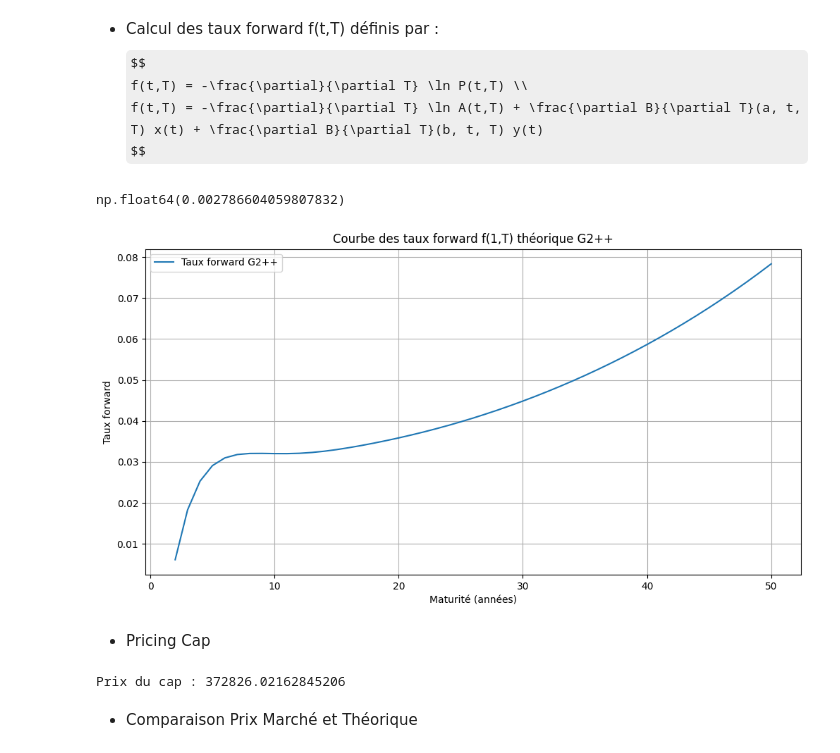
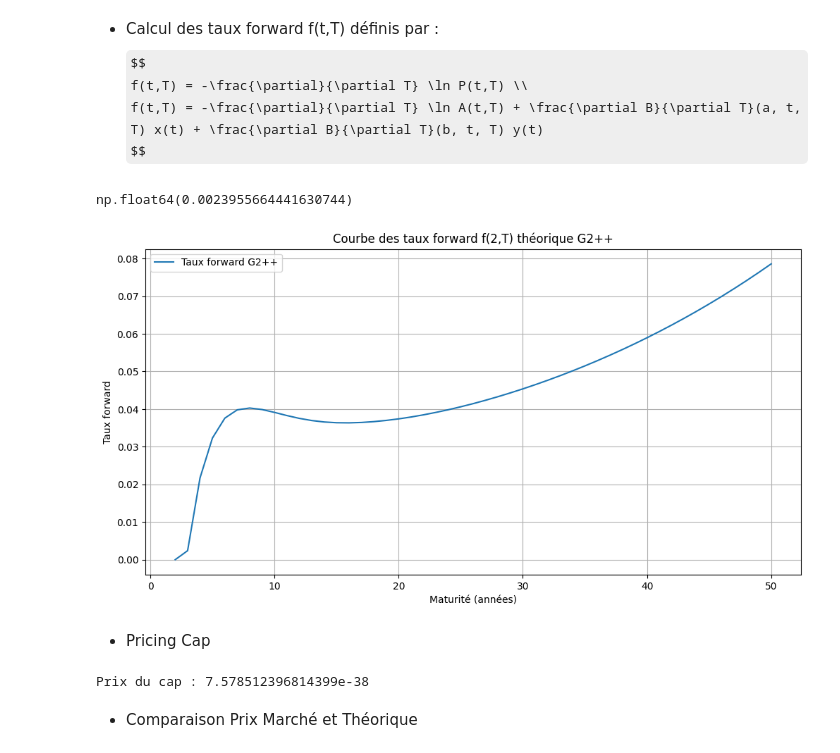
Before and after one commit to massine-djn/StatApp_GSE, a Jupyter notebook: notebook.ipynb, the cells around one changed output. Cells and saved outputs as stored; diff of their text form; code cells hidden in the pictures; some formulas as TeX source.

```diff
--- a/notebook.ipynb
+++ b/notebook.ipynb
@@ -138,14 +138,14 @@ def forward_rate_marche(t,T):
     return fwr_m
 
 # Calcul des taux forward du marché f(1,T)
-forward_rates_marche = {T : forward_rate_marche(1, T) for T in range(2, 51)}
+forward_rates_marche = {T : forward_rate_marche(2, T) for T in range(2, 51)}
 # Affichage des résultats
 plt.figure(figsize=(12, 6))
 plt.plot(forward_rates_marche.keys(), forward_rates_marche.values(), label='Taux forward du marché')
 plt.xlabel('Maturité (années)')
 plt.ylabel('Taux forward')
 plt.legend()
-plt.title('Courbe des taux forward f(1,T) du marché')
+plt.title('Courbe des taux forward f(2,T) du marché')
 plt.grid()
 plt.show()
 # %% [output]
@@ -378,11 +378,12 @@ def dA_dT(T, t, a, b, sigma, eta, rho):
     P_0_t = prix_zero_coupon(0, t, a, b, sigma, eta, rho, x, y)
 
     dP_0_T = derivee_prices_zero_coupon_marche(T)
-    return -forward_rate_marche(0,T) + 0.5 * (dV_t_T - dV_0_T)
+    return - forward_rate_marche(0,T) + 0.5 * (dV_t_T - dV_0_T)
 
 # Fonction de taux forward f(t,T) sous G2++
 def forward_rate_G2pp(t, T, a, b, sigma, eta, rho, x,y):
     if t == 0 :
+        f_0_T = forward_rate_marche(0,T)
         return f_0_T
     dA = dA_dT(T, t, a, b, sigma, eta, rho)
     dB_a = dB_dT(T, t, a)
@@ -398,21 +399,21 @@ T = 5  # Maturité en années
 f_0_T = df_forward_rates.loc[df_forward_rates["Maturité"] == T, "Taux Forward f(0,T)"].values
 forward_rate_G2pp(2,3,a,b,sigma,eta,rho,x,y)
 # %% [output]
-np.float64(0.002786604059807832)
+np.float64(0.0023955664441630744)
 # %%
 # Calcul des taux forward du marché f(1,T)
-forward_rates_G2pp = {T : forward_rate_G2pp(1, T, a, b, sigma, eta, rho, x, y) for T in range(2, 51)}
+forward_rates_G2pp = {T : forward_rate_G2pp(2, T, a, b, sigma, eta, rho, x, y) for T in range(2, 51)}
 # Affichage des résultats
 plt.figure(figsize=(12, 6))
 plt.plot(forward_rates_marche.keys(), forward_rates_G2pp.values(), label='Taux forward G2++')
 plt.xlabel('Maturité (années)')
 plt.ylabel('Taux forward')
 plt.legend()
-plt.title('Courbe des taux forward f(1,T) théorique G2++')
+plt.title('Courbe des taux forward f(2,T) théorique G2++')
 plt.grid()
 plt.show()
 # %% [output]
-[figure, old version]
+[figure, new version]
 # %% [markdown]
 - Pricing Cap
 # %%
@@ -448,13 +449,13 @@ def theoric_black_cap_price(T, a, b, sigma, eta, rho, N = 1000000, K=0.03):
         caplet_prices.append(caplet_price)
         cap_price += caplet_price
 
-    return cap_price[0]
+    return cap_price
 
-T = 20
+T = 2
 theoric_cap_price = theoric_black_cap_price(T, a, b, sigma, eta, rho)
 print(f"Prix du cap : {theoric_cap_price}")
 # %% [output]
-Prix du cap : 372826.02162845206
+Prix du cap : 7.578512396814399e-38
 # %% [markdown]
 - Comparaison Prix Marché et Théorique
 # %%
```
Also changed, not shown: parts of 4 cells of this notebook.
